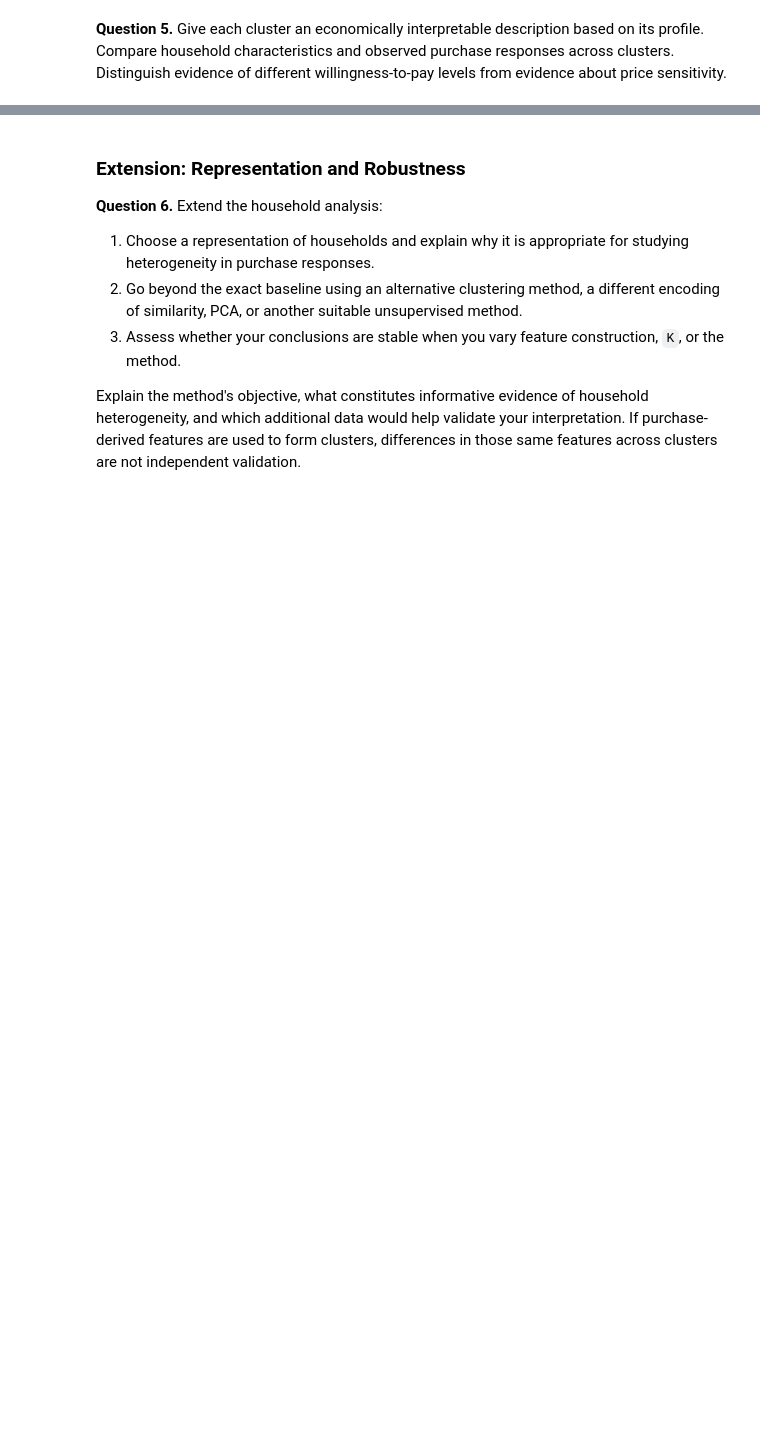
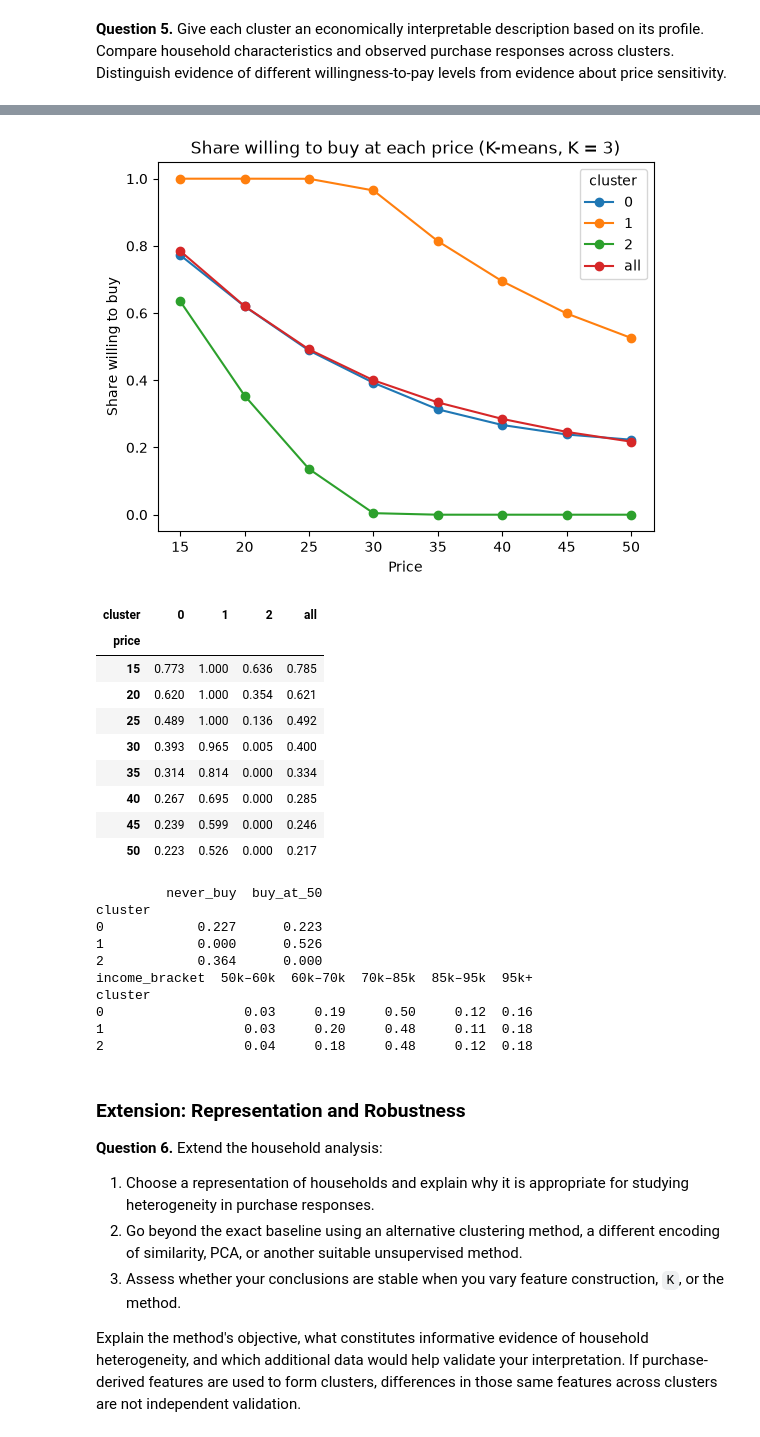
Before and after one commit to KEDES1998/ML_in_Econ, a Jupyter notebook: HW1/ML_Econ_2026_Problem_Set_1.ipynb, the cells around one changed output, grey strips where cells are left out. Saved outputs shown, nothing was run; the diff lists cells and outputs as text; code cells hidden in the pictures; blank space fills up the shorter version.

```diff
--- a/HW1/ML_Econ_2026_Problem_Set_1.ipynb
+++ b/HW1/ML_Econ_2026_Problem_Set_1.ipynb
@@ -629,0 +989,20 @@ The test metrics and gain chart above illustrate the evaluation procedure. Use v
+# %%
+# Tune each new model with 5-fold cross-validation inside the training set.
+# Scoring = log loss: it rewards good purchase probabilities, not only right/wrong labels.
+cv = KFold(n_splits=5, shuffle=True, random_state=42)
+candidates = {
+    "Decision tree": (DecisionTreeClassifier(random_state=42),
+                      {"model__max_depth": [3, 4, 5, 6, 8, 10], "model__min_samples_leaf": [10, 25, 50, 100]}),
+    "k-nearest neighbours": (KNeighborsClassifier(),
+                             {"model__n_neighbors": [15, 25, 51, 101, 201], "model__weights": ["uniform", "distance"]}),
+}
+
+models = {"Logistic regression (baseline)": pipe_logit}
+for name, (model, grid) in candidates.items():
+    # Same preprocessing as the baseline; it is re-fitted inside each training fold
+    search = GridSearchCV(Pipeline([("prep", preprocess), ("model", model)]), grid, cv=cv, scoring="neg_log_loss")
+    models[name] = search.fit(X_train, y_train).best_estimator_
+    print(f"{name}: best settings {search.best_params_}")
+
+# Compare the tuned models on the validation set (the test set is still untouched)
+pd.DataFrame([eval_classifier(m, X_val, y_val, name) for name, m in models.items()])
@@ -1117,3 +1917,42 @@ cluster_means
+# %%
+# Share of households in each cluster willing to buy at each tested price (a "demand curve" per cluster)
+def demand_curves(labels):
+    lab = pd.Series(labels, index=households["household_id"], name="cluster")
+    return df_raw.join(lab, on="household_id").pivot_table(index="price", columns="cluster", values="purchase")
+
+demand = demand_curves(labels)
+demand["all"] = df_raw.groupby("price")["purchase"].mean()
+demand.plot(marker="o", title=f"Share willing to buy at each price (K-means, K = {K_BASELINE})",
+            xlabel="Price", ylabel="Share willing to buy")
+plt.show()
+display(demand.round(3))
+
+# Censored households and income composition by cluster
+print(profile.groupby("cluster")["reservation_price"].agg(never_buy=lambda s: (s == 10).mean(),
+                                                           buy_at_50=lambda s: (s == 50).mean()).round(3))
+print(pd.crosstab(profile["cluster"], profile["income_bracket"], normalize="index").round(2))
+# %% [output]
+[figure, added]
+| cluster | 0 | 1 | 2 | all |
+| price |  |  |  |  |
+| 15 | 0.773 | 1.000 | 0.636 | 0.785 |
+| 20 | 0.620 | 1.000 | 0.354 | 0.621 |
+| 25 | 0.489 | 1.000 | 0.136 | 0.492 |
+| 30 | 0.393 | 0.965 | 0.005 | 0.400 |
+| 35 | 0.314 | 0.814 | 0.000 | 0.334 |
+| 40 | 0.267 | 0.695 | 0.000 | 0.285 |
+| 45 | 0.239 | 0.599 | 0.000 | 0.246 |
+| 50 | 0.223 | 0.526 | 0.000 | 0.217 |
+         never_buy  buy_at_50
+cluster
+0            0.227      0.223
+1            0.000      0.526
+2            0.364      0.000
+income_bracket  50k–60k  60k–70k  70k–85k  85k–95k  95k+
+cluster
+0                  0.03     0.19     0.50     0.12  0.16
+1                  0.03     0.20     0.48     0.11  0.18
+2                  0.04     0.18     0.48     0.12  0.18
 # %% [markdown]
 ### Extension: Representation and Robustness
 
```
Also changed, not shown: parts of 84 cells of this notebook, 4 other files.
